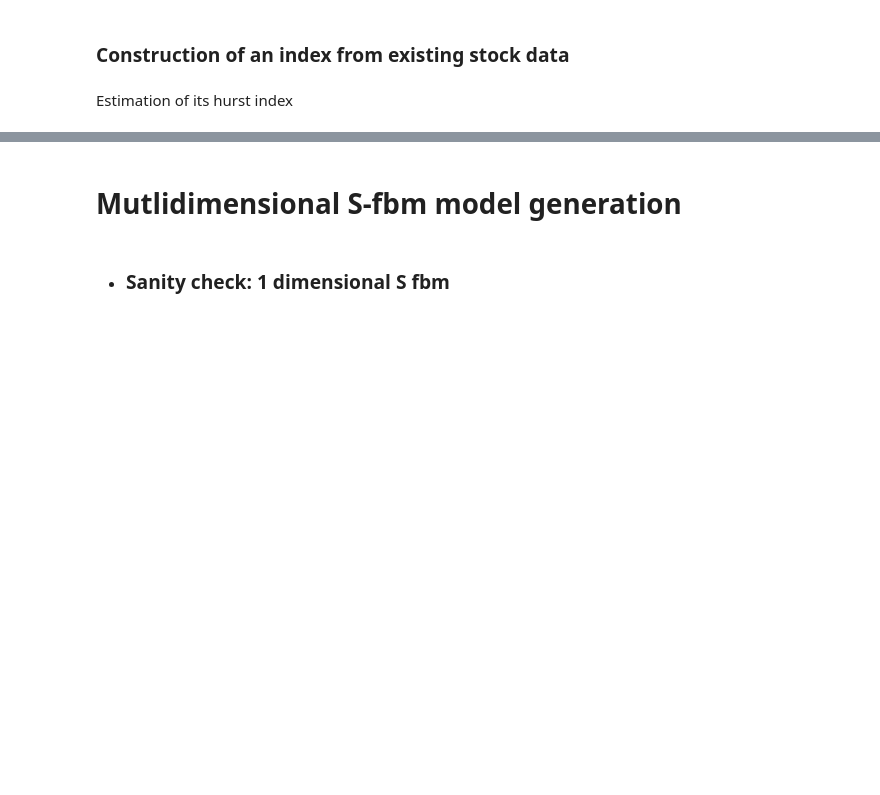
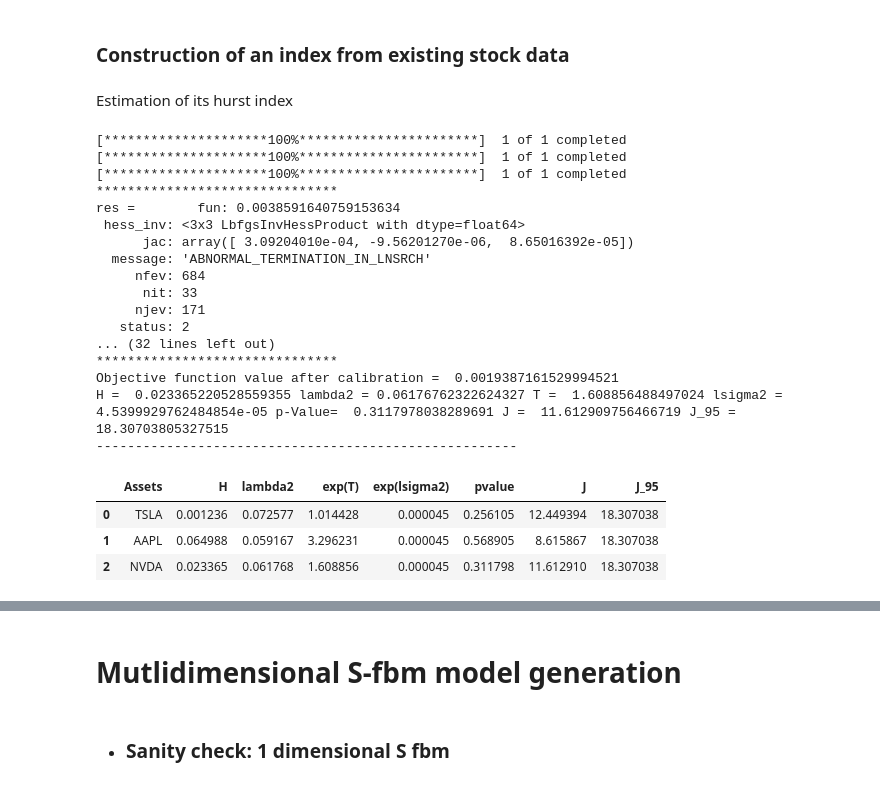
Before and after one commit to Othmane-ZARHALI/PhDThesisRepo, a Jupyter notebook: Indices vs stocks hurst index GMM estimates/HurststockVSindexlogSfbm.ipynb, the cells around one changed output, grey strips where cells are left out. Cells and saved outputs as stored; diff of their text form; code cells hidden in the pictures; blank space fills up the shorter version.

```diff
--- a/Indices vs stocks hurst index GMM estimates/HurststockVSindexlogSfbm.ipynb
+++ b/Indices vs stocks hurst index GMM estimates/HurststockVSindexlogSfbm.ipynb
@@ -505,4 +501,31 @@ H =  0.0032490843978980875 lambda2 = 0.08014784942982733 T =  1.1081142091705 ls
 ### Construction of an index from existing stock data
 # %% [markdown]
 Estimation of its hurst index
+# %%
+# Choosing different stocks and checking their H estimate
+Stocks_test_synthindex_symbols = ["TSLA","AAPL","NVDA"]
+logvol_synthesis_yf_check = realized_vol_data_obj_yf.LogVolSynthesisOverAssets(Stocks_test_synthindex_symbols)
+GMM_obj.MultipleGMMCalibrations(logvol_synthesis_yf_check)
+# %% [output]
+[*********************100%***********************]  1 of 1 completed
+[*********************100%***********************]  1 of 1 completed
+[*********************100%***********************]  1 of 1 completed
+*******************************
+res =        fun: 0.0038591640759153634
+ hess_inv: <3x3 LbfgsInvHessProduct with dtype=float64>
+      jac: array([ 3.09204010e-04, -9.56201270e-06,  8.65016392e-05])
+  message: 'ABNORMAL_TERMINATION_IN_LNSRCH'
+     nfev: 684
+      nit: 33
+     njev: 171
+   status: 2
+... (32 lines left out)
+*******************************
+Objective function value after calibration =  0.0019387161529994521
+H =  0.023365220528559355 lambda2 = 0.06176762322624327 T =  1.608856488497024 lsigma2 = 4.5399929762484854e-05 p-Value=  0.3117978038289691 J =  11.612909756466719 J_95 =  18.30703805327515
+------------------------------------------------------
+|  | Assets | H | lambda2 | exp(T) | exp(lsigma2) | pvalue | J | J_95 |
+| 0 | TSLA | 0.001236 | 0.072577 | 1.014428 | 0.000045 | 0.256105 | 12.449394 | 18.307038 |
+| 1 | AAPL | 0.064988 | 0.059167 | 3.296231 | 0.000045 | 0.568905 | 8.615867 | 18.307038 |
+| 2 | NVDA | 0.023365 | 0.061768 | 1.608856 | 0.000045 | 0.311798 | 11.612910 | 18.307038 |
 # %%
```
Also changed, not shown: parts of 24 cells of this notebook, 3 other files.
